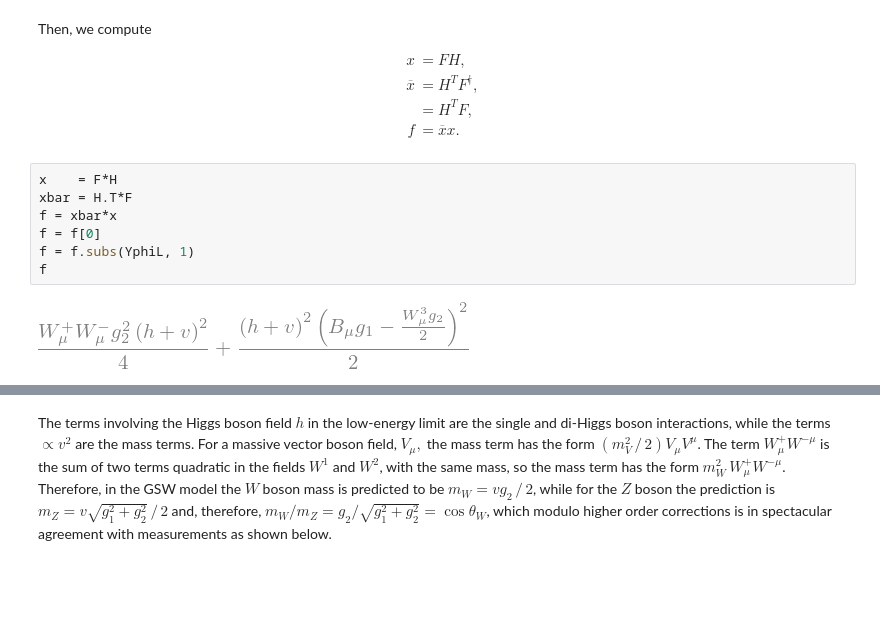
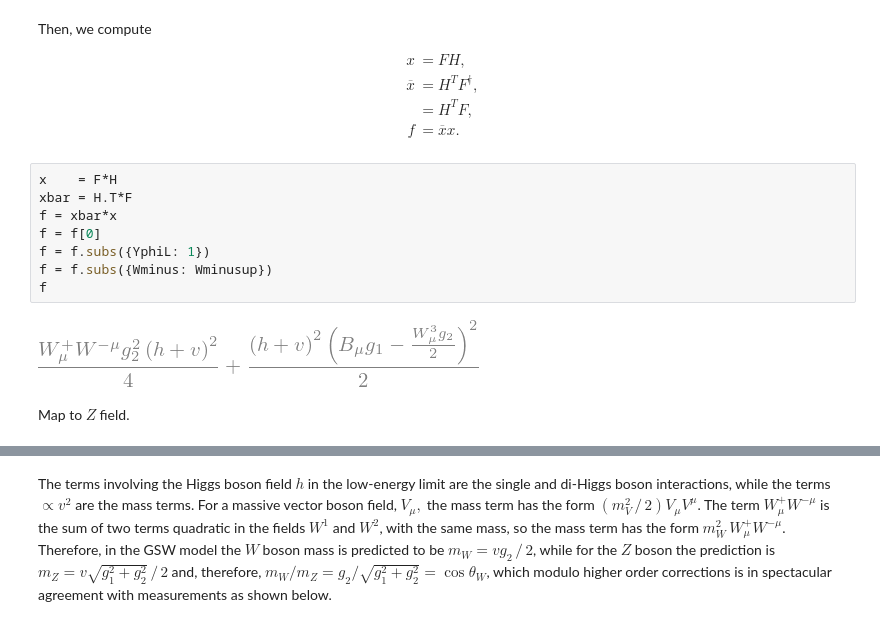
Before and after one commit to hbprosper/GSW, a Jupyter notebook: GlashowSalamWeinberg.ipynb, the cells around one changed output, grey strips where cells are left out. Cells and saved outputs as stored; diff of their text form; blank space fills up the shorter version.

```diff
--- a/GlashowSalamWeinberg.ipynb
+++ b/GlashowSalamWeinberg.ipynb
@@ -608,12 +605,15 @@ Then, we compute
 # %%
 x    = F*H
 xbar = H.T*F
 f = xbar*x
 f = f[0]
-f = f.subs(YphiL, 1)
+f = f.subs({YphiL: 1})
+f = f.subs({Wminus: Wminusup})
 f
 # %% [output]
-[figure, old version]
+[figure, new version]
+# %% [markdown]
+Map to $Z$ field.
 # %%
 f = f.subs(g1*B - g2*W3/2, Z * sm.sqrt(g1**2 + g2**2)/2)
 f = f.expand()
```
Also changed, not shown: parts of 4 cells of this notebook, 2 other files.
